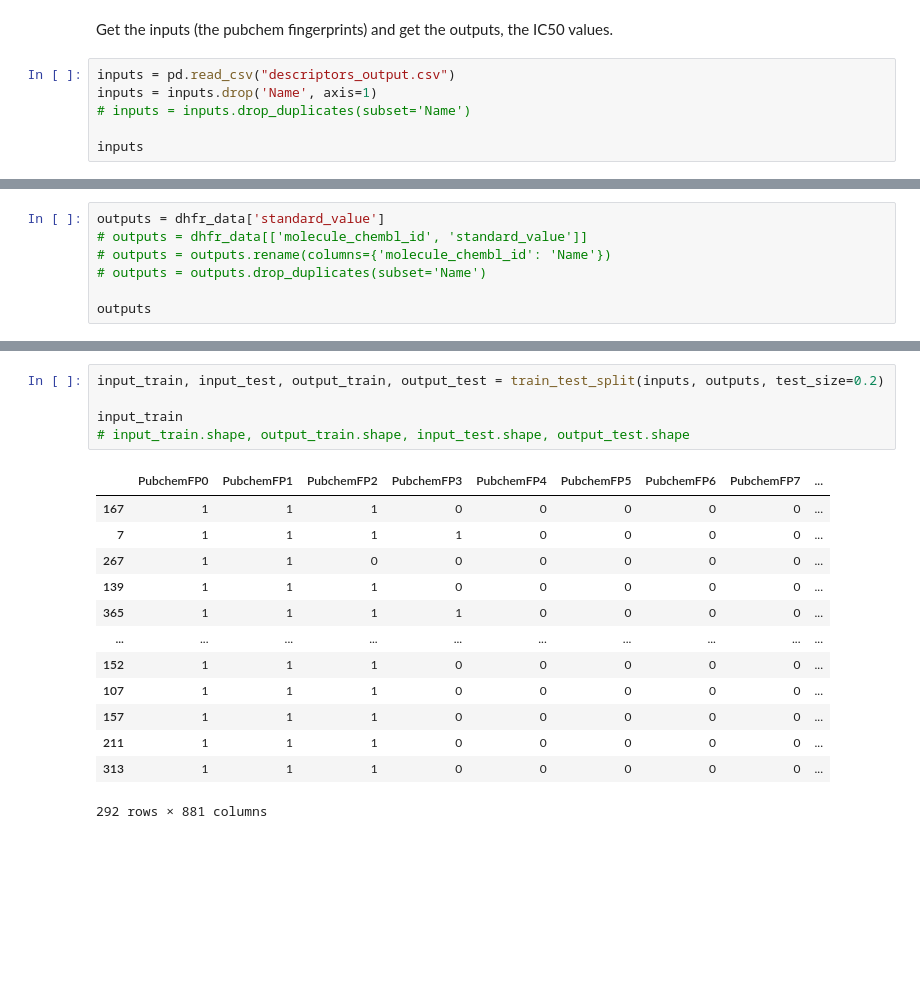
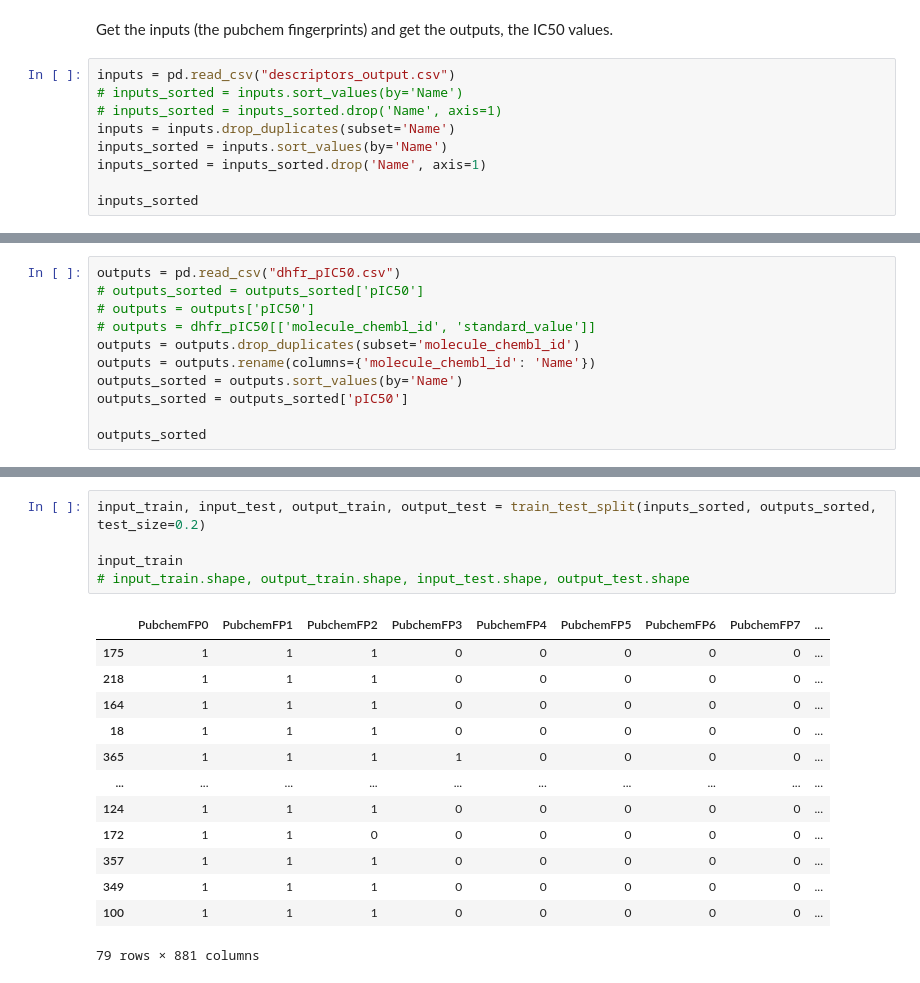
Before and after one commit to cqtqlyst/science-fair-24, a Jupyter notebook: project.ipynb, the cells around one changed output, grey strips where cells are left out. Cells and saved outputs as stored; diff of their text form; blank space fills up the shorter version.

```diff
--- a/project.ipynb
+++ b/project.ipynb
@@ -206,9 +297,12 @@ from sklearn.model_selection import GridSearchCV
 Get the inputs (the pubchem fingerprints) and get the outputs, the IC50 values.
 # %%
 inputs = pd.read_csv("descriptors_output.csv")
-inputs = inputs.drop('Name', axis=1)
-# inputs = inputs.drop_duplicates(subset='Name')
+# inputs_sorted = inputs.sort_values(by='Name')
+# inputs_sorted = inputs_sorted.drop('Name', axis=1)
+inputs = inputs.drop_duplicates(subset='Name')
+inputs_sorted = inputs.sort_values(by='Name')
+inputs_sorted = inputs_sorted.drop('Name', axis=1)
 
-inputs
+inputs_sorted
 # %% [output]
 |  | PubchemFP0 | PubchemFP1 | PubchemFP2 | PubchemFP3 | PubchemFP4 | PubchemFP5 | PubchemFP6 | PubchemFP7 | ... |
@@ -227,8 +321,12 @@ inputs
 # %%
-outputs = dhfr_data['standard_value']
-# outputs = dhfr_data[['molecule_chembl_id', 'standard_value']]
-# outputs = outputs.rename(columns={'molecule_chembl_id': 'Name'})
-# outputs = outputs.drop_duplicates(subset='Name')
+outputs = pd.read_csv("dhfr_pIC50.csv")
+# outputs_sorted = outputs_sorted['pIC50']
+# outputs = outputs['pIC50']
+# outputs = dhfr_pIC50[['molecule_chembl_id', 'standard_value']]
+outputs = outputs.drop_duplicates(subset='molecule_chembl_id')
+outputs = outputs.rename(columns={'molecule_chembl_id': 'Name'})
+outputs_sorted = outputs.sort_values(by='Name')
+outputs_sorted = outputs_sorted['pIC50']
 
-outputs
+outputs_sorted
 # %% [output]
@@ -267,22 +365,22 @@ If you can't tell the numbers for the ChEMBL_ID's don't add up, so we have to me
 # %%
-input_train, input_test, output_train, output_test = train_test_split(inputs, outputs, test_size=0.2)
+input_train, input_test, output_train, output_test = train_test_split(inputs_sorted, outputs_sorted, test_size=0.2)
 
 input_train
 # input_train.shape, output_train.shape, input_test.shape, output_test.shape
 # %% [output]
 |  | PubchemFP0 | PubchemFP1 | PubchemFP2 | PubchemFP3 | PubchemFP4 | PubchemFP5 | PubchemFP6 | PubchemFP7 | ... |
-| 167 | 1 | 1 | 1 | 0 | 0 | 0 | 0 | 0 | ... |
-| 7 | 1 | 1 | 1 | 1 | 0 | 0 | 0 | 0 | ... |
-| 267 | 1 | 1 | 0 | 0 | 0 | 0 | 0 | 0 | ... |
-| 139 | 1 | 1 | 1 | 0 | 0 | 0 | 0 | 0 | ... |
+| 175 | 1 | 1 | 1 | 0 | 0 | 0 | 0 | 0 | ... |
+| 218 | 1 | 1 | 1 | 0 | 0 | 0 | 0 | 0 | ... |
+| 164 | 1 | 1 | 1 | 0 | 0 | 0 | 0 | 0 | ... |
+| 18 | 1 | 1 | 1 | 0 | 0 | 0 | 0 | 0 | ... |
 | 365 | 1 | 1 | 1 | 1 | 0 | 0 | 0 | 0 | ... |
 | ... | ... | ... | ... | ... | ... | ... | ... | ... | ... |
-| 152 | 1 | 1 | 1 | 0 | 0 | 0 | 0 | 0 | ... |
-| 107 | 1 | 1 | 1 | 0 | 0 | 0 | 0 | 0 | ... |
-| 157 | 1 | 1 | 1 | 0 | 0 | 0 | 0 | 0 | ... |
-| 211 | 1 | 1 | 1 | 0 | 0 | 0 | 0 | 0 | ... |
-| 313 | 1 | 1 | 1 | 0 | 0 | 0 | 0 | 0 | ... |
+| 124 | 1 | 1 | 1 | 0 | 0 | 0 | 0 | 0 | ... |
+| 172 | 1 | 1 | 0 | 0 | 0 | 0 | 0 | 0 | ... |
+| 357 | 1 | 1 | 1 | 0 | 0 | 0 | 0 | 0 | ... |
+| 349 | 1 | 1 | 1 | 0 | 0 | 0 | 0 | 0 | ... |
+| 100 | 1 | 1 | 1 | 0 | 0 | 0 | 0 | 0 | ... |
-292 rows × 881 columns
+79 rows × 881 columns
 # %%
 removed_regressors = [
     "TheilSenRegressor",
```
Also changed, not shown: parts of 21 cells of this notebook, 1 other file.
